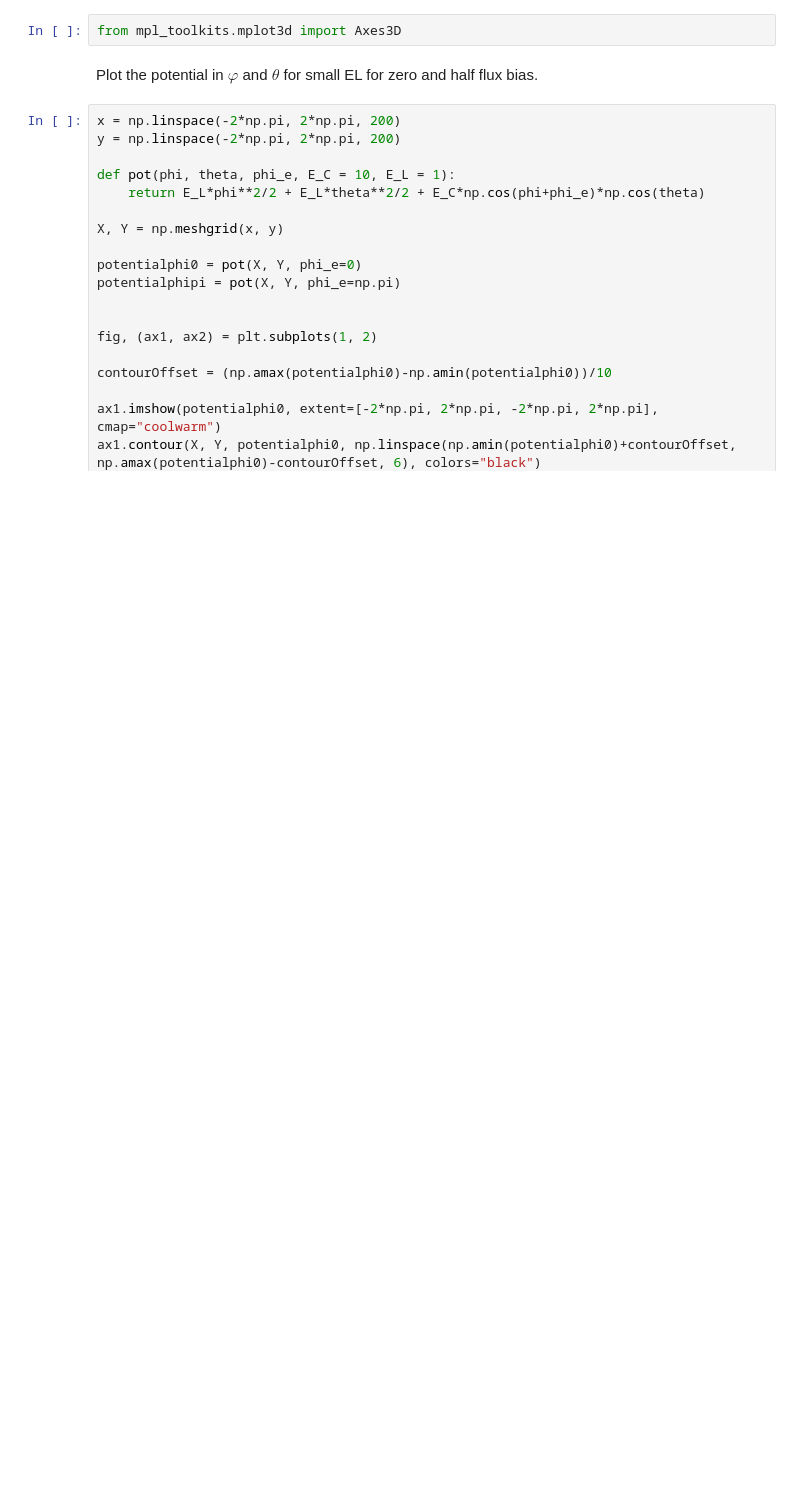
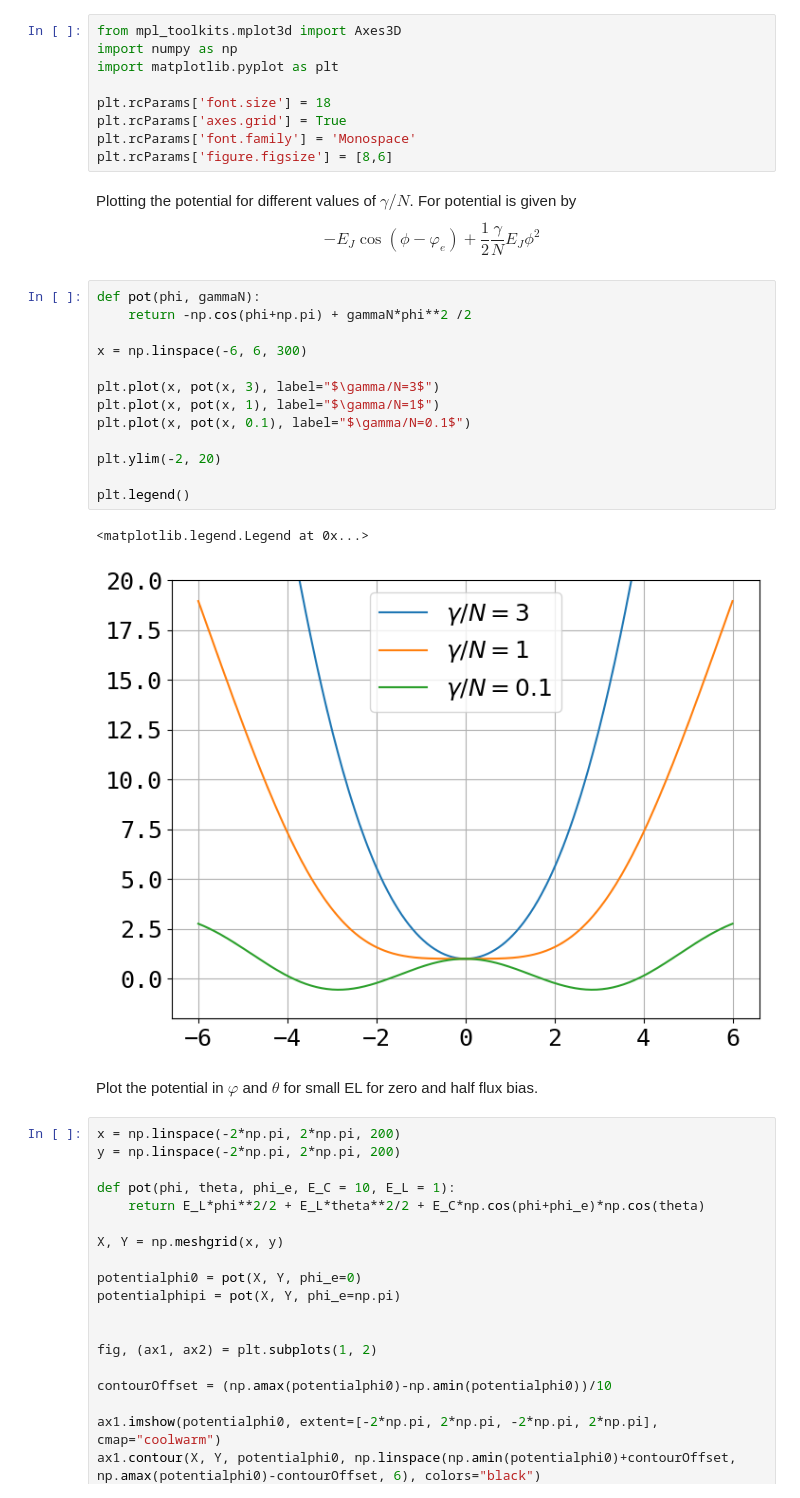
Before and after one commit to Shellf1sh/Superconducting-Qubits-Course, a Jupyter notebook: Week1/Week1Code.ipynb, the cells around one changed output. Saved outputs shown, nothing was run; the diff lists cells and outputs as text; blank space fills up the shorter version.

Commit message:
Added plot for E2 d

```diff
--- a/Week1/Week1Code.ipynb
+++ b/Week1/Week1Code.ipynb
@@ -1,5 +1,31 @@
-# %%
-from mpl_toolkits.mplot3d import Axes3D
+# %%
+from mpl_toolkits.mplot3d import Axes3D
+import numpy as np
+import matplotlib.pyplot as plt
+
+plt.rcParams['font.size'] = 18
+plt.rcParams['axes.grid'] = True
+plt.rcParams['font.family'] = 'Monospace'
+plt.rcParams['figure.figsize'] = [8,6]
+# %% [markdown]
+Plotting the potential for different values of $\gamma/N$. For potential is given by
+$$-E_J\cos(\phi-\varphi_e)+\frac{1}{2}\frac{\gamma}{N}E_J\phi^2$$
+# %%
+def pot(phi, gammaN):
+    return -np.cos(phi+np.pi) + gammaN*phi**2 /2
+
+x = np.linspace(-6, 6, 300)
+
+plt.plot(x, pot(x, 3), label="$\gamma/N=3$")
+plt.plot(x, pot(x, 1), label="$\gamma/N=1$")
+plt.plot(x, pot(x, 0.1), label="$\gamma/N=0.1$")
+
+plt.ylim(-2, 20)
+
+plt.legend()
+# %% [output]
+<matplotlib.legend.Legend at 0x...>
+[figure, added]
 # %% [markdown]
 Plot the potential in $\varphi$ and $\theta$ for small EL for zero and half flux bias.
 # %%
```
